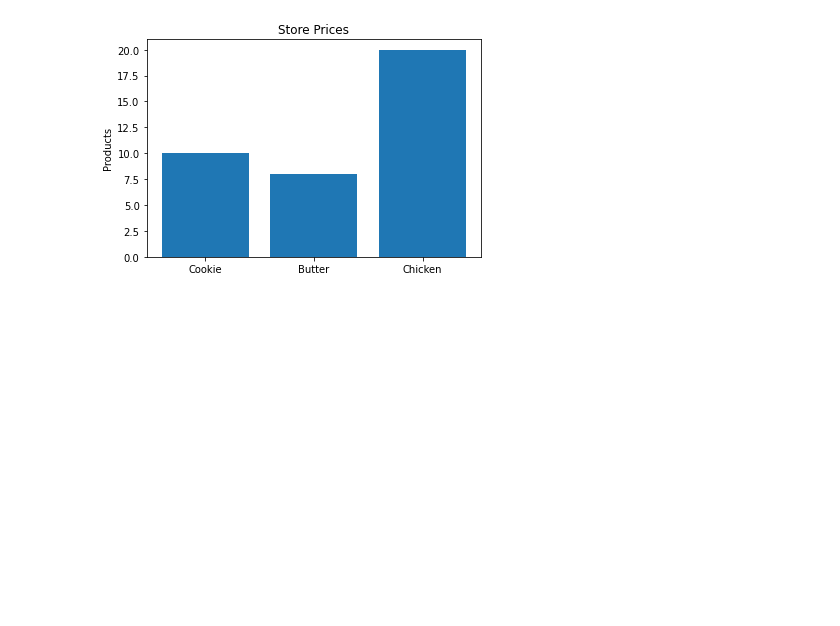
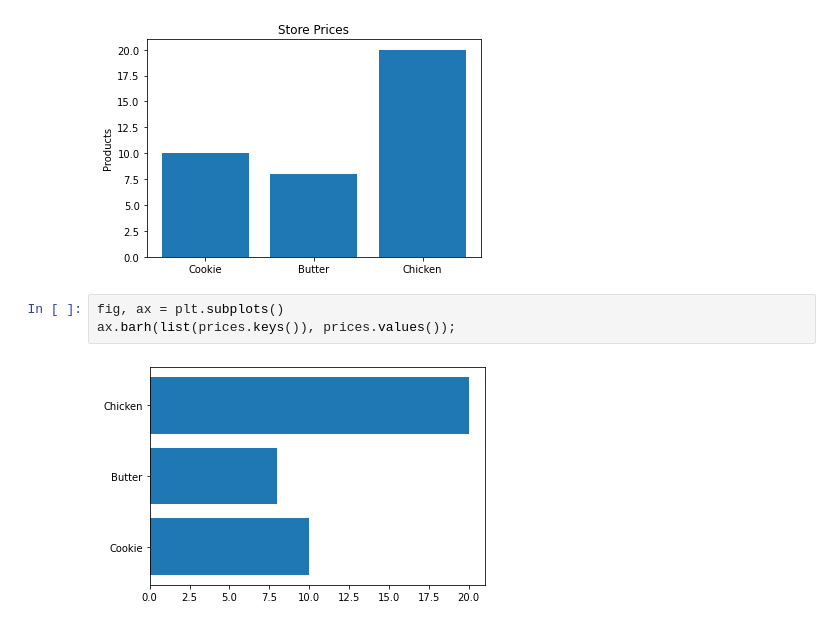
Before and after one commit to Ammar-Raneez/ML_Learning_ZTM, a Jupyter notebook: matplotlib-analysis.ipynb, the cells around one changed output. Drawn from its saved outputs; the diff is of its cells as text; blank space fills up the shorter version.

Commit message:
Add subplots

```diff
--- a/matplotlib-analysis.ipynb
+++ b/matplotlib-analysis.ipynb
@@ -85,3 +85,8 @@ ax.set(title="Store Prices", ylabel="Products")
 ax.bar(prices.keys(), prices.values());
 # %% [output]
 [figure]
+# %%
+fig, ax = plt.subplots()
+ax.barh(list(prices.keys()), prices.values());
+# %% [output]
+[figure, added]
```
Also changed, not shown: parts of 3 cells of this notebook.
